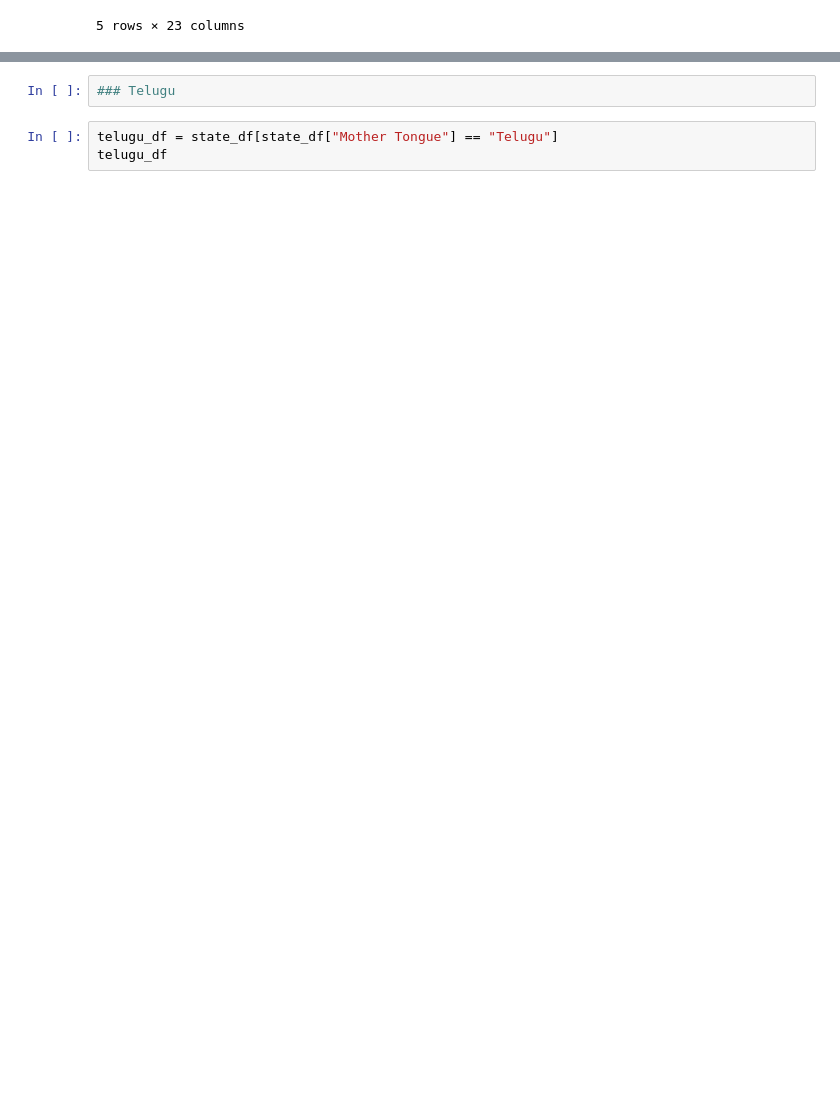
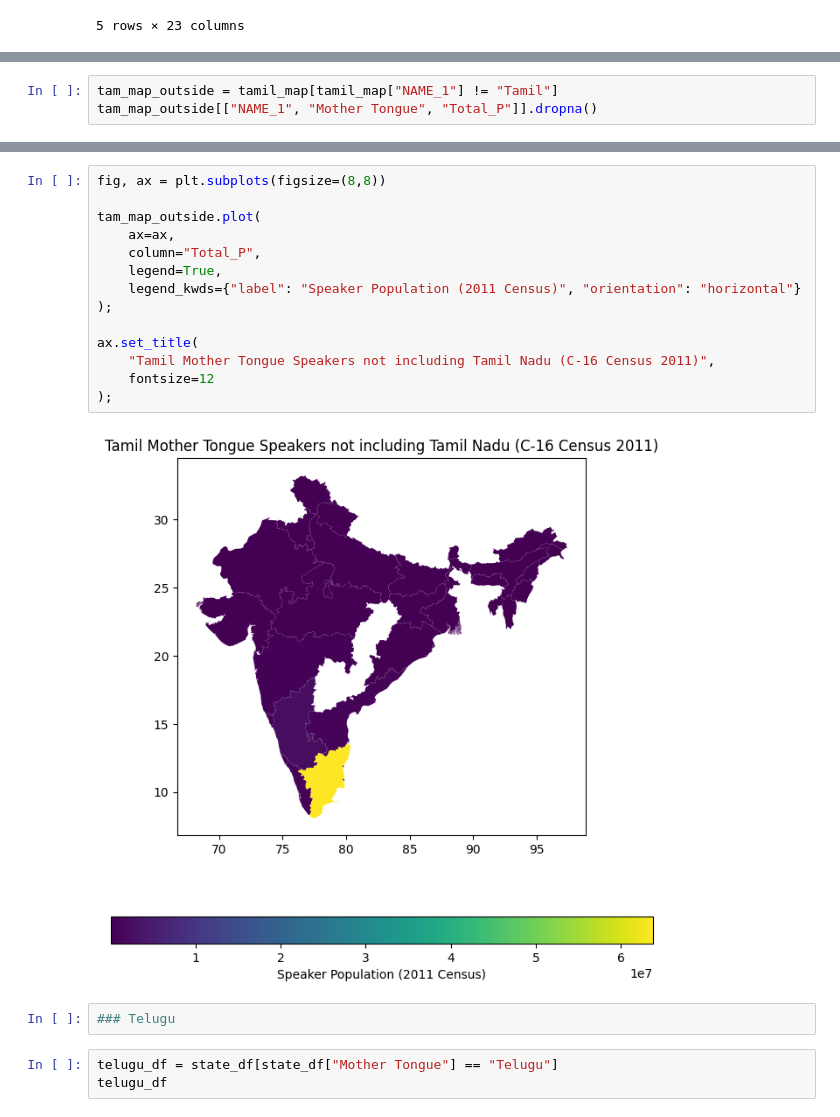
Before and after one commit to squishridyvi/Geographical-Distribution-Mapping-of-Dravidian-Languages-, a Jupyter notebook: Geographical Distribution of Dravidian Languages-Census-C-16.ipynb, the cells around one changed output, grey strips where cells are left out. Cells and saved outputs as stored; diff of their text form; blank space fills up the shorter version.

```diff
--- a/Geographical Distribution of Dravidian Languages-Census-C-16.ipynb
+++ b/Geographical Distribution of Dravidian Languages-Census-C-16.ipynb
@@ -274,0 +351,3 @@ ax.set_title(
+# %%
+tam_map_outside = tamil_map[tamil_map["NAME_1"] != "Tamil"]
+tam_map_outside[["NAME_1", "Mother Tongue", "Total_P"]].dropna()
@@ -275,3 +372,19 @@ ax.set_title(
+# %%
+fig, ax = plt.subplots(figsize=(8,8))
+
+tam_map_outside.plot(
+    ax=ax,
+    column="Total_P",
+    legend=True,
+    legend_kwds={"label": "Speaker Population (2011 Census)", "orientation": "horizontal"}
+);
+
+ax.set_title(
+    "Tamil Mother Tongue Speakers not including Tamil Nadu (C-16 Census 2011)",
+    fontsize=12
+);
+# %% [output]
+[figure, added]
 # %%
 ### Telugu
 # %%
```
Also changed, not shown: parts of 18 cells of this notebook.
